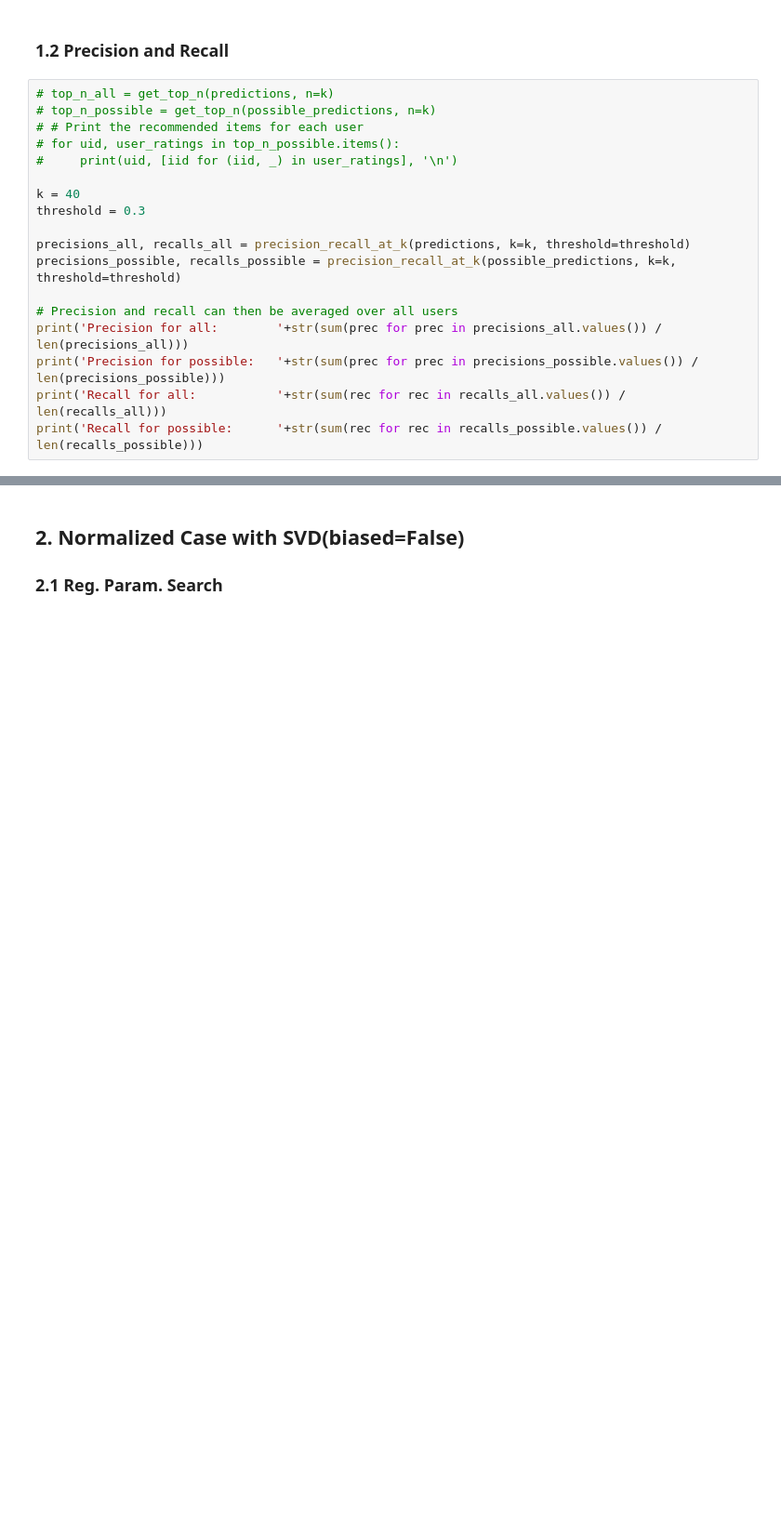
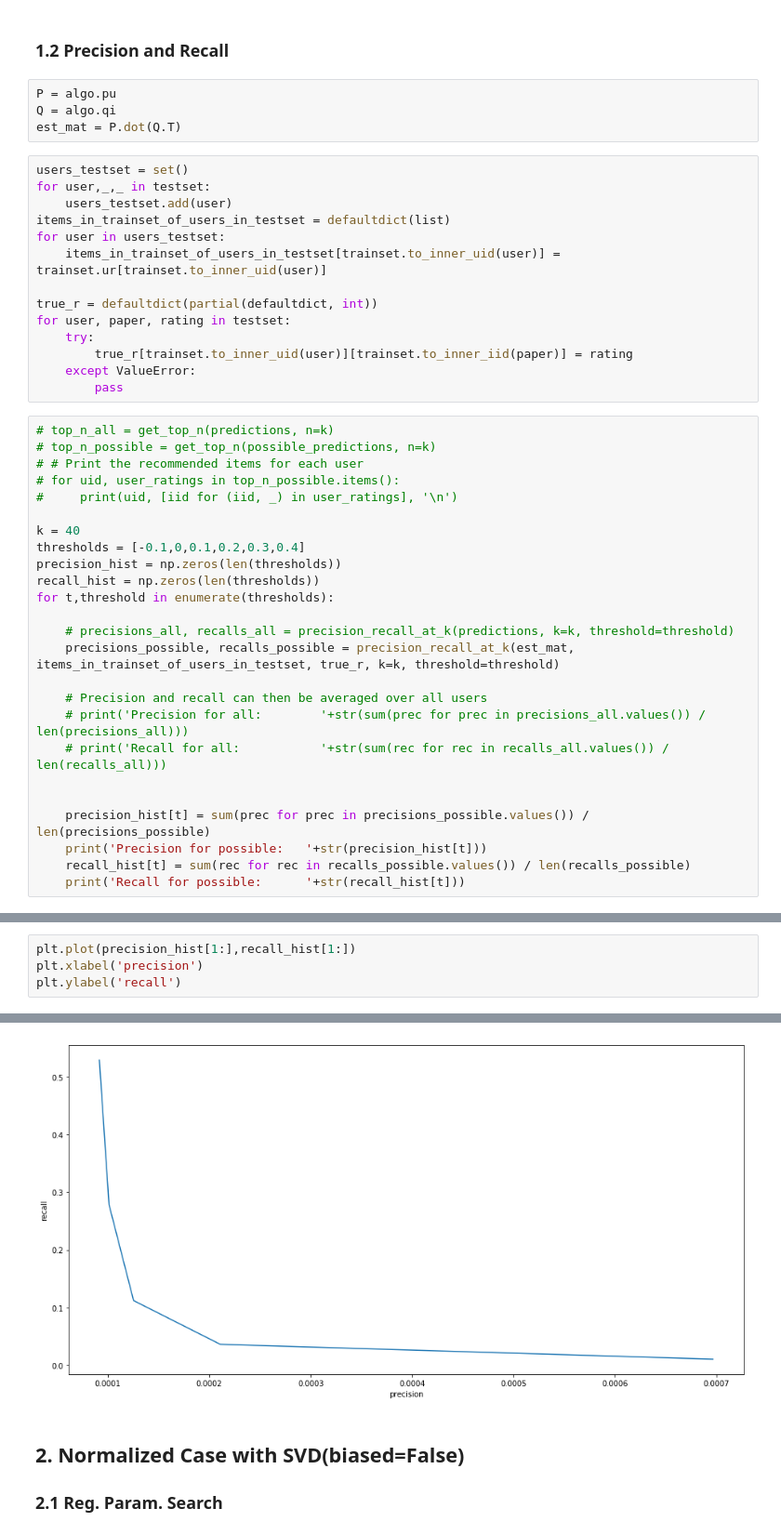
Before and after one commit to jpatrickpark/1003-project, a Jupyter notebook: notebooks/recommendationaccuracy.ipynb, the cells around one changed output, grey strips where cells are left out. Shown: that part at 93% size. Saved outputs shown, nothing was run; the diff lists cells and outputs as text; blank space fills up the shorter version.

Commit message:
rewrote precision and recall function

```diff
--- a/notebooks/recommendationaccuracy.ipynb
+++ b/notebooks/recommendationaccuracy.ipynb
@@ -195,6 +221,24 @@ np.mean(estimations),np.std(estimations),max(estimations)
 # %% [markdown]
 
 ### 1.2 Precision and Recall
+# %%
+P = algo.pu
+Q = algo.qi
+est_mat = P.dot(Q.T)
+# %%
+users_testset = set()
+for user,_,_ in testset:
+    users_testset.add(user)
+items_in_trainset_of_users_in_testset = defaultdict(list)
+for user in users_testset:
+    items_in_trainset_of_users_in_testset[trainset.to_inner_uid(user)] = trainset.ur[trainset.to_inner_uid(user)]
+
+true_r = defaultdict(partial(defaultdict, int))
+for user, paper, rating in testset:
+    try:
+        true_r[trainset.to_inner_uid(user)][trainset.to_inner_iid(paper)] = rating
+    except ValueError:
+        pass
 # %%
 # top_n_all = get_top_n(predictions, n=k)
 # top_n_possible = get_top_n(possible_predictions, n=k)
@@ -203,14 +247,21 @@ np.mean(estimations),np.std(estimations),max(estimations)
 #     print(uid, [iid for (iid, _) in user_ratings], '\n')
 
 k = 40
-threshold = 0.3
+thresholds = [-0.1,0,0.1,0.2,0.3,0.4]
+precision_hist = np.zeros(len(thresholds))
+recall_hist = np.zeros(len(thresholds))
+for t,threshold in enumerate(thresholds):
 
-precisions_all, recalls_all = precision_recall_at_k(predictions, k=k, threshold=threshold)
-precisions_possible, recalls_possible = precision_recall_at_k(possible_predictions, k=k, threshold=threshold)
+    # precisions_all, recalls_all = precision_recall_at_k(predictions, k=k, threshold=threshold)
+    precisions_possible, recalls_possible = precision_recall_at_k(est_mat, items_in_trainset_of_users_in_testset, true_r, k=k, threshold=threshold)
 
-# Precision and recall can then be averaged over all users
-print('Precision for all:        '+str(sum(prec for prec in precisions_all.values()) / len(precisions_all)))
-print('Precision for possible:   '+str(sum(prec for prec in precisions_possible.values()) / len(precisions_possible)))
-print('Recall for all:           '+str(sum(rec for rec in recalls_all.values()) / len(recalls_all)))
-print('Recall for possible:      '+str(sum(rec for rec in recalls_possible.values()) / len(recalls_possible)))
+    # Precision and recall can then be averaged over all users
+    # print('Precision for all:        '+str(sum(prec for prec in precisions_all.values()) / len(precisions_all)))
+    # print('Recall for all:           '+str(sum(rec for rec in recalls_all.values()) / len(recalls_all)))
+
+
+    precision_hist[t] = sum(prec for prec in precisions_possible.values()) / len(precisions_possible)
+    print('Precision for possible:   '+str(precision_hist[t]))
+    recall_hist[t] = sum(rec for rec in recalls_possible.values()) / len(recalls_possible)
+    print('Recall for possible:      '+str(recall_hist[t]))
 # %% [output]
@@ -220,0 +280,5 @@ Recall for possible:      0.0652460724056
+# %%
+plt.plot(precision_hist[1:],recall_hist[1:])
+plt.xlabel('precision')
+plt.ylabel('recall')
+# %% [output]
@@ -221,3 +286,4 @@ Recall for possible:      0.0652460724056
+[figure, added]
 # %% [markdown]
 ## 2. Normalized Case with SVD(biased=False)
 ### 2.1 Reg. Param. Search
```
Also changed, not shown: parts of 3 cells of this notebook.
